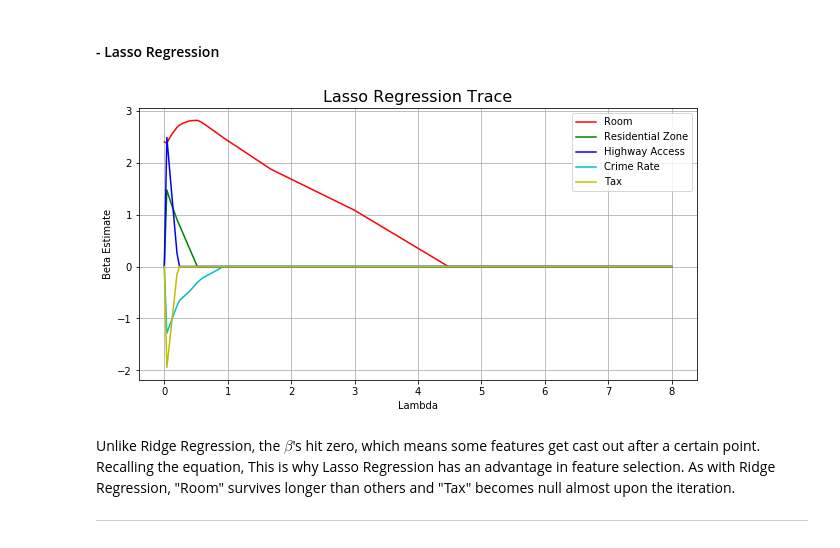
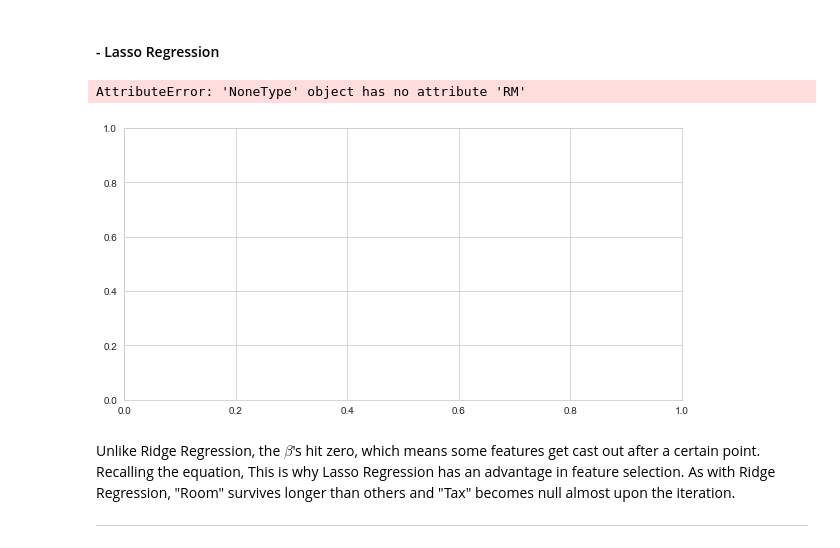
Before and after one commit to elsayedrashed/machine-learning-app, a Jupyter notebook: suppervised-learning/regression-algorithms/ridge-lasso-regression/ridge-lasso.ipynb, the cells around one changed output. Drawn from its saved outputs; the diff is of its cells as text; code cells hidden in the pictures.

```diff
--- a/suppervised-learning/regression-algorithms/ridge-lasso-regression/ridge-lasso.ipynb
+++ b/suppervised-learning/regression-algorithms/ridge-lasso-regression/ridge-lasso.ipynb
@@ -119,6 +115,9 @@ The Boston housing prices dataset has an ethical problem: as
 # %%
-house_price = load_boston()
-df = pd.DataFrame(house_price.data, columns=house_price.feature_names)
-df['PRICE'] = house_price.target
+california_house_price = fetch_california_housing()
+df = pd.DataFrame(
+    california_house_price.data,
+    columns=california_house_price.feature_names,
+)
+df['PRICE'] = california_house_price.target
 df.head(10)
 # %% [output]
@@ -136,8 +135,8 @@ df.head(10)
 # %%
 # standardize and train/test split
-house_price.data = preprocessing.scale(house_price.data)
+california_house_price.data = preprocessing.scale(california_house_price.data)
 X_train, X_test, y_train, y_test = train_test_split(
-    house_price.data, house_price.target, test_size=0.3, random_state=10)
+    california_house_price.data, california_house_price.target, test_size=0.3, random_state=10)
 # %% [markdown]
 ------
 # %% [markdown]
@@ -180,7 +180,7 @@ array(['CRIM', 'ZN', 'INDUS', 'CHAS', 'NOX', 'RM', 'AGE', 'DIS', 'RAD',
 # initialize
 ridge_reg = Ridge(alpha=0)
 ridge_reg.fit(X_train, y_train)
-ridge_df = pd.DataFrame({'variable': house_price.feature_names, 'estimate': ridge_reg.coef_})
+ridge_df = pd.DataFrame({'variable': california_house_price.feature_names, 'estimate': ridge_reg.coef_})
 ridge_train_pred = []
 ridge_test_pred = []
 
@@ -195,10 +195,10 @@ for alpha in alphas:
     ridge_train_pred.append(ridge_reg.predict(X_train))
     ridge_test_pred.append(ridge_reg.predict(X_test))
 
-ridge_df = ridge_df.set_index('variable').T.rename_axis('estimate').rename_axis(None, 1).reset_index()
-
+ridge_df = ridge_df.set_index('variable').T.rename_axis('estimate').rename_axis(None, True)
+# .reset_index()
 fig, ax = plt.subplots(figsize=(10, 5))
-ax.plot(ridge_df.RM, 'r', ridge_df.ZN, 'g', ridge_df.RAD, 'b', ridge_df.CRIM, 'c', ridge_df.TAX, 'y')
+#ax.plot(ridge_df.RM, 'r', ridge_df.ZN, 'g', ridge_df.RAD, 'b', ridge_df.CRIM, 'c', ridge_df.TAX, 'y')
 ax.axhline(y=0, color='black', linestyle='--')
 ax.set_xlabel("Lambda")
 ax.set_ylabel("Beta Estimate")
@@ -216,34 +216,35 @@ As a $\lambda$ increases, the lines representing the features are converging to
 # %%
 # initialize
 lasso_reg = Lasso(alpha=1)
 lasso_reg.fit(X_train, y_train)
-lasso_df = pd.DataFrame({'variable': house_price.feature_names, 'estimate': lasso_reg.coef_})
+lasso_df = pd.DataFrame({'variable': california_house_price.feature_names, 'estimate': lasso_reg.coef_})
 lasso_train_pred = []
 lasso_test_pred = []
 
 alphas = np.arange(0.01, 8.01, 0.04)
 
 for alpha in alphas:
     lasso_reg = Lasso(alpha=alpha)
     lasso_reg.fit(X_train, y_train)
     var_name = 'estimate' + str(alpha)
     lasso_df[var_name] = lasso_reg.coef_
     # prediction
     lasso_train_pred.append(lasso_reg.predict(X_train))
     lasso_test_pred.append(lasso_reg.predict(X_test))
 
-lasso_df = lasso_df.set_index('variable').T.rename_axis('estimate').rename_axis(None, 1).reset_index()
+lasso_df = lasso_df.set_index('variable').T.rename_axis('estimate').rename_axis(None, True)
 
 fig, ax = plt.subplots(figsize=(10, 5))
 ax.plot(lasso_df.RM, 'r', lasso_df.ZN, 'g', lasso_df.RAD, 'b', lasso_df.CRIM, 'c', lasso_df.TAX, 'y')
 ax.set_xlabel("Lambda")
 ax.set_xticklabels(np.arange(-1, 10, 1))
 ax.set_ylabel("Beta Estimate")
 ax.set_title("Lasso Regression Trace", fontsize=16)
 ax.legend(labels=['Room','Residential Zone','Highway Access','Crime Rate','Tax'])
 ax.grid(True)
 # %% [output]
+AttributeError: 'NoneType' object has no attribute 'RM'
-[figure, old version]
+[figure, new version]
 # %% [markdown]
 Unlike Ridge Regression, the $\beta$'s hit zero, which means some features get cast out after a certain point. Recalling the equation, This is why Lasso Regression has an advantage in feature selection. As with Ridge Regression, "Room" survives longer than others and "Tax" becomes null almost upon the iteration.
 
```
Also changed, not shown: parts of 10 cells of this notebook, 6 other files.
